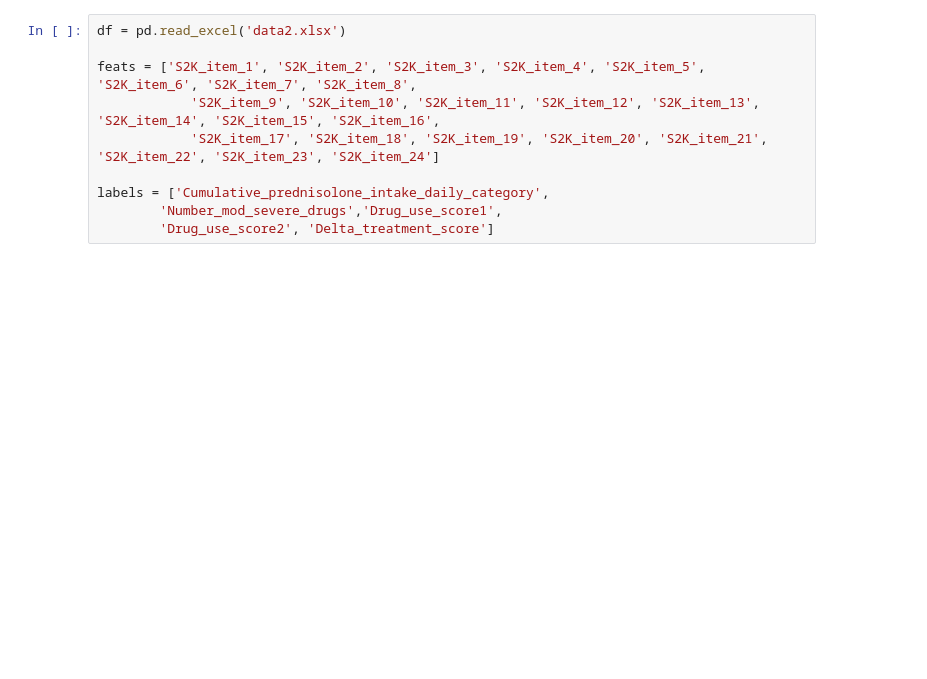
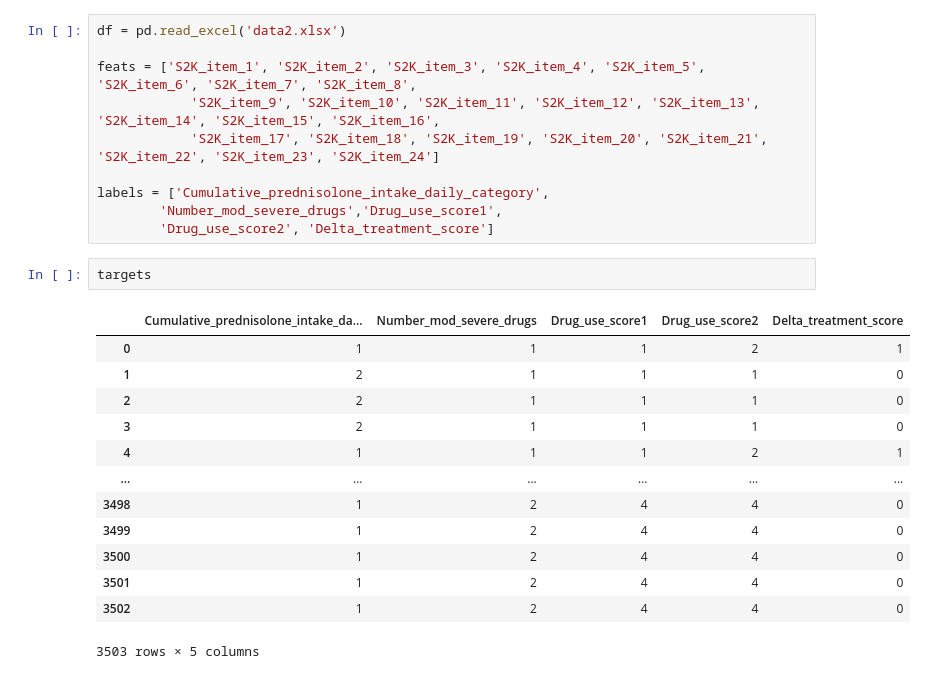
Before and after one commit to isevr/SDI, a Jupyter notebook: v3/eda_data2.ipynb, the cells around one changed output. Drawn from its saved outputs; the diff is of its cells as text; blank space fills up the shorter version.

```diff
--- a/v3/eda_data2.ipynb
+++ b/v3/eda_data2.ipynb
@@ -19,3 +19,19 @@ feats = ['S2K_item_1', 'S2K_item_2', 'S2K_item_3', 'S2K_item_4', 'S2K_item_5', '
 labels = ['Cumulative_prednisolone_intake_daily_category',
         'Number_mod_severe_drugs','Drug_use_score1',
         'Drug_use_score2', 'Delta_treatment_score']
+# %%
+targets
+# %% [output]
+|  | Cumulative_prednisolone_intake_da... | Number_mod_severe_drugs | Drug_use_score1 | Drug_use_score2 | Delta_treatment_score |
+| 0 | 1 | 1 | 1 | 2 | 1 |
+| 1 | 2 | 1 | 1 | 1 | 0 |
+| 2 | 2 | 1 | 1 | 1 | 0 |
+| 3 | 2 | 1 | 1 | 1 | 0 |
+| 4 | 1 | 1 | 1 | 2 | 1 |
+| ... | ... | ... | ... | ... | ... |
+| 3498 | 1 | 2 | 4 | 4 | 0 |
+| 3499 | 1 | 2 | 4 | 4 | 0 |
+| 3500 | 1 | 2 | 4 | 4 | 0 |
+| 3501 | 1 | 2 | 4 | 4 | 0 |
+| 3502 | 1 | 2 | 4 | 4 | 0 |
+3503 rows × 5 columns
```
Also changed, not shown: parts of 9 cells of this notebook.
